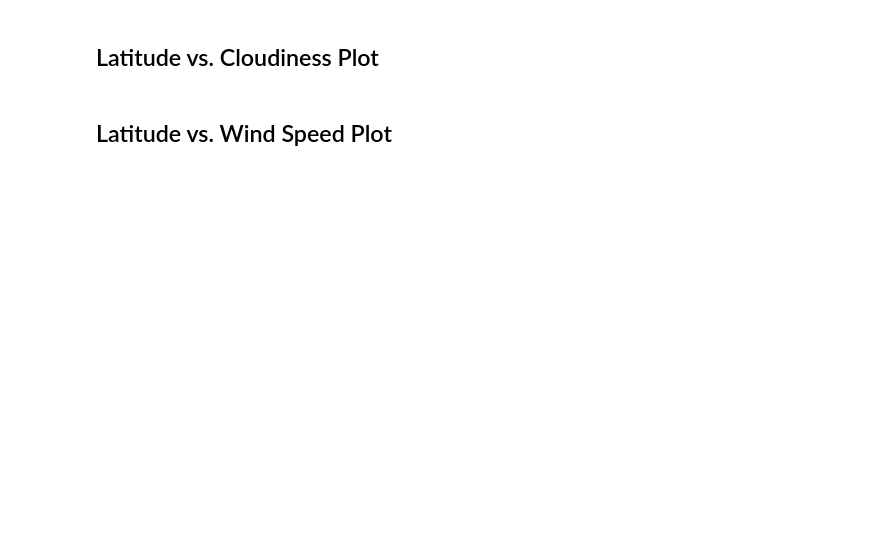
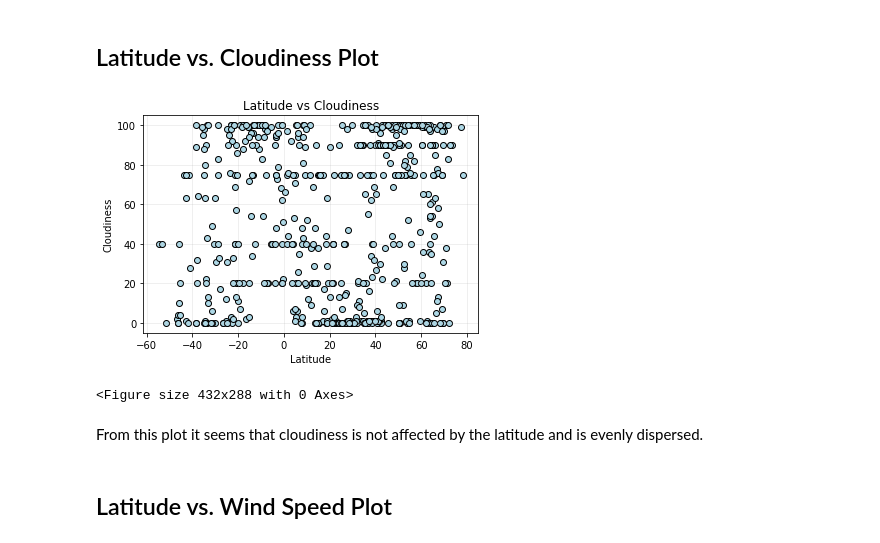
Before and after one commit to shaff183/python-api-challenge, a Jupyter notebook: WeatherPy/WeatherPy.ipynb, the cells around one changed output. Drawn from its saved outputs; the diff is of its cells as text; code cells hidden in the pictures; blank space fills up the shorter version.

```diff
--- a/WeatherPy/WeatherPy.ipynb
+++ b/WeatherPy/WeatherPy.ipynb
@@ -184,4 +210,18 @@ plt.title('Latitude vs Temperature')
 # %% [markdown]
 ## Latitude vs. Cloudiness Plot
+# %%
+# scatter plot of latitude vs Cloudiness
+plt.scatter(clean_city_data['Lat'], clean_city_data['Cloudiness'], color='lightblue', edgecolor='black')
+plt.title('Latitude vs Cloudiness')
+plt.ylabel('Cloudiness')
+plt.xlabel('Latitude')
+plt.grid(alpha=.25)
+plt.show()
+plt.savefig('../Images/LatvsCloud.png')
+# %% [output]
+[figure, added]
+<Figure size 432x288 with 0 Axes>
+# %% [markdown]
+From this plot it seems that cloudiness is not affected by the latitude and is evenly dispersed.
 # %% [markdown]
 ## Latitude vs. Wind Speed Plot
```
Also changed, not shown: parts of 12 cells of this notebook, 6 other files.
